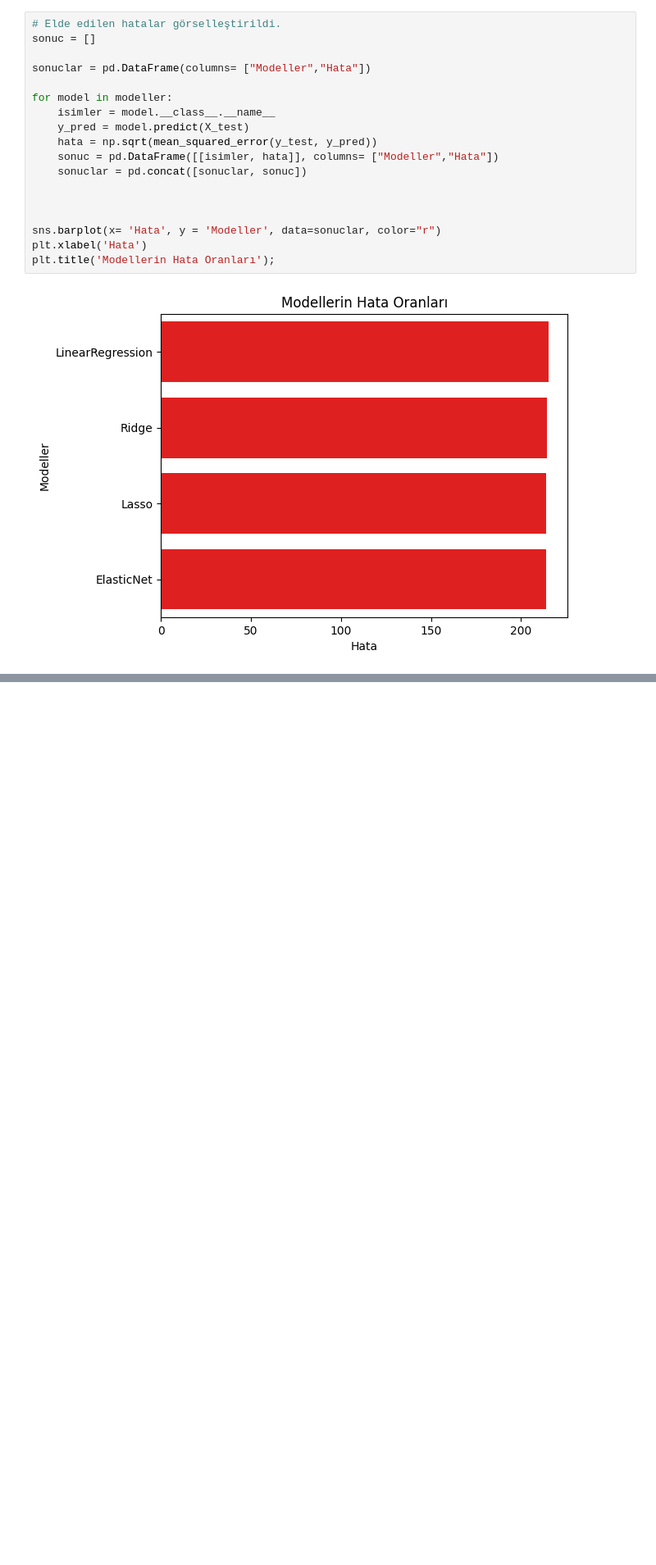
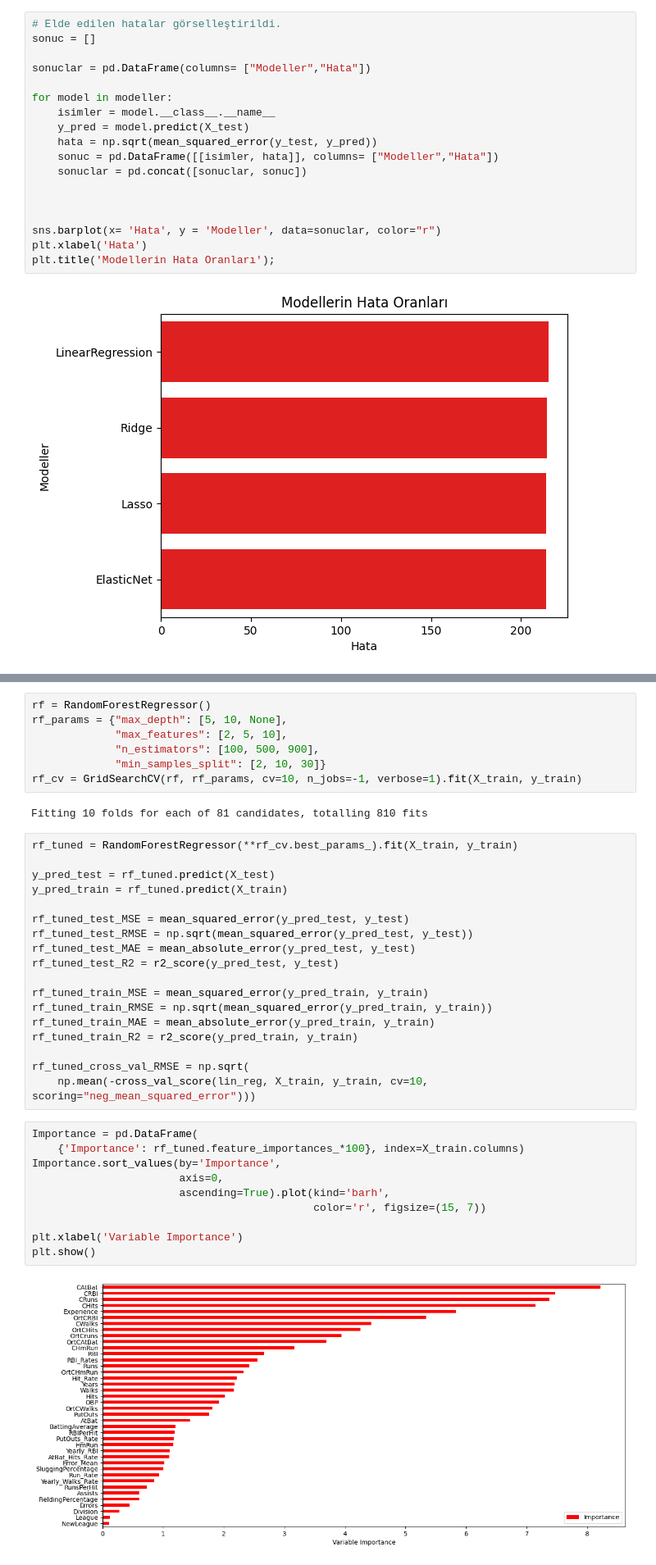
Before and after one commit to BatuhanUmay/MIUUL_ML_Summer_Bootcamp, a Jupyter notebook: Beyzbol Maas Tahmini.ipynb, the cells around one changed output, grey strips where cells are left out. Shown at 82% size. Drawn from its saved outputs; the diff is of its cells as text; blank space fills up the shorter version.

```diff
--- a/Beyzbol Maas Tahmini.ipynb
+++ b/Beyzbol Maas Tahmini.ipynb
@@ -1055,0 +1149,39 @@ plt.title('Modellerin Hata Oranları');
+# %%
+rf = RandomForestRegressor()
+rf_params = {"max_depth": [5, 10, None],
+             "max_features": [2, 5, 10],
+             "n_estimators": [100, 500, 900],
+             "min_samples_split": [2, 10, 30]}
+rf_cv = GridSearchCV(rf, rf_params, cv=10, n_jobs=-1, verbose=1).fit(X_train, y_train)
+# %% [output]
+Fitting 10 folds for each of 81 candidates, totalling 810 fits
+# %%
+rf_tuned = RandomForestRegressor(**rf_cv.best_params_).fit(X_train, y_train)
+
+y_pred_test = rf_tuned.predict(X_test)
+y_pred_train = rf_tuned.predict(X_train)
+
+rf_tuned_test_MSE = mean_squared_error(y_pred_test, y_test)
+rf_tuned_test_RMSE = np.sqrt(mean_squared_error(y_pred_test, y_test))
+rf_tuned_test_MAE = mean_absolute_error(y_pred_test, y_test)
+rf_tuned_test_R2 = r2_score(y_pred_test, y_test)
+
+rf_tuned_train_MSE = mean_squared_error(y_pred_train, y_train)
+rf_tuned_train_RMSE = np.sqrt(mean_squared_error(y_pred_train, y_train))
+rf_tuned_train_MAE = mean_absolute_error(y_pred_train, y_train)
+rf_tuned_train_R2 = r2_score(y_pred_train, y_train)
+
+rf_tuned_cross_val_RMSE = np.sqrt(
+    np.mean(-cross_val_score(lin_reg, X_train, y_train, cv=10, scoring="neg_mean_squared_error")))
+# %%
+Importance = pd.DataFrame(
+    {'Importance': rf_tuned.feature_importances_*100}, index=X_train.columns)
+Importance.sort_values(by='Importance',
+                       axis=0,
+                       ascending=True).plot(kind='barh',
+                                            color='r', figsize=(15, 7))
+
+plt.xlabel('Variable Importance')
+plt.show()
+# %% [output]
+[figure, added]
```
Also changed, not shown: parts of 41 cells of this notebook.
